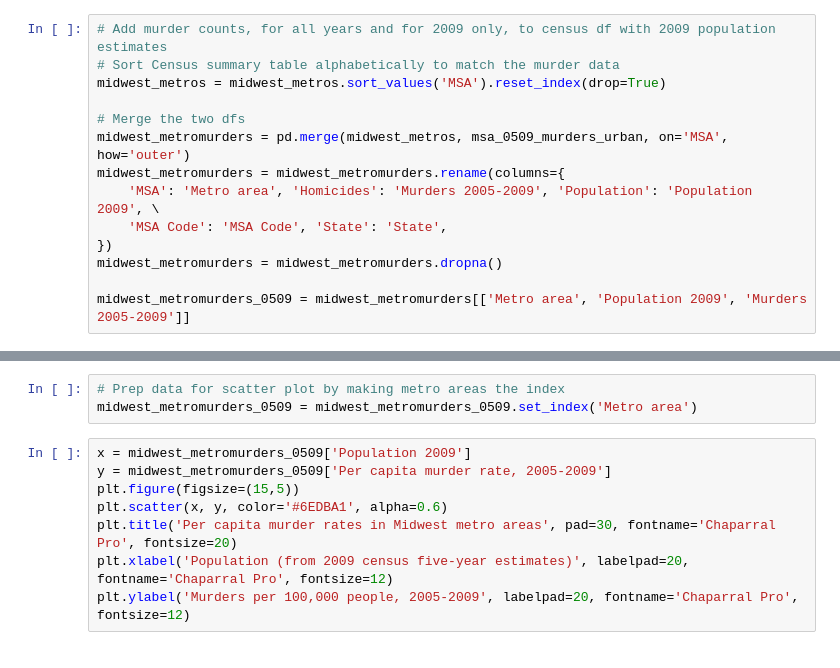
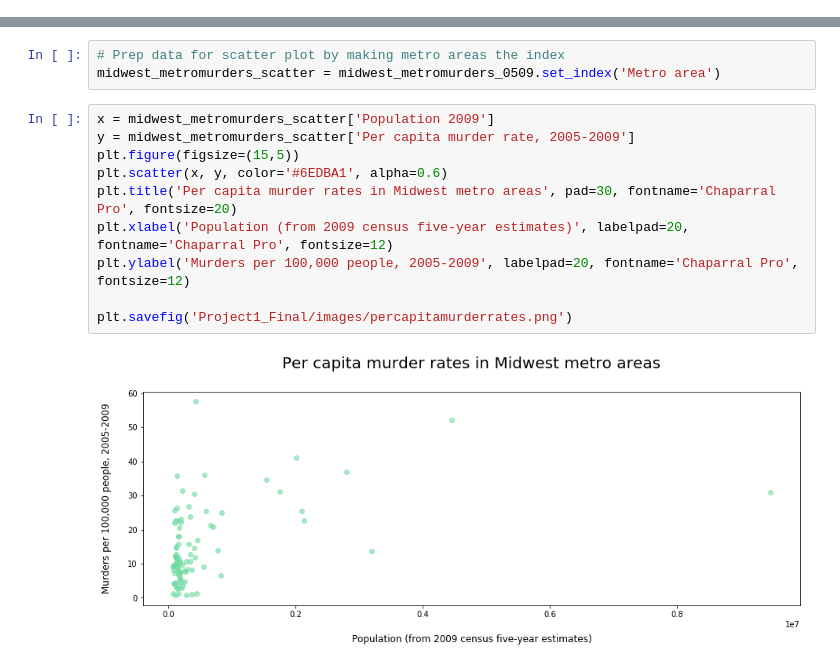
Before and after one commit to bendgame/Project-one, a Jupyter notebook: MattDataAnalysis.ipynb, the cells around one changed output, grey strips where cells are left out. Cells and saved outputs as stored; diff of their text form.

```diff
--- a/MattDataAnalysis.ipynb
+++ b/MattDataAnalysis.ipynb
@@ -68,17 +25,3 @@ msa_0509_murders_urban = msa_0509_murders_urban.reset_index(drop=True)
-# %%
-# Add murder counts, for all years and for 2009 only, to census df with 2009 population estimates
-# Sort Census summary table alphabetically to match the murder data
-midwest_metros = midwest_metros.sort_values('MSA').reset_index(drop=True)
-
-# Merge the two dfs
-midwest_metromurders = pd.merge(midwest_metros, msa_0509_murders_urban, on='MSA', how='outer')
-midwest_metromurders = midwest_metromurders.rename(columns={
-    'MSA': 'Metro area', 'Homicides': 'Murders 2005-2009', 'Population': 'Population 2009', \
-    'MSA Code': 'MSA Code', 'State': 'State',
-})
-midwest_metromurders = midwest_metromurders.dropna()
-
-midwest_metromurders_0509 = midwest_metromurders[['Metro area', 'Population 2009', 'Murders 2005-2009']]
 # %%
 # Multiply murder counts by 100000 then divide by populations for each city to get per capita murder rates
 midwest_metromurders_0509['Per capita murder rate, 2005-2009'] = \
@@ -90,11 +57,15 @@ midwest_metromurders_0509
 # %%
 # Prep data for scatter plot by making metro areas the index
-midwest_metromurders_0509 = midwest_metromurders_0509.set_index('Metro area')
+midwest_metromurders_scatter = midwest_metromurders_0509.set_index('Metro area')
 # %%
-x = midwest_metromurders_0509['Population 2009']
-y = midwest_metromurders_0509['Per capita murder rate, 2005-2009']
+x = midwest_metromurders_scatter['Population 2009']
+y = midwest_metromurders_scatter['Per capita murder rate, 2005-2009']
 plt.figure(figsize=(15,5))
 plt.scatter(x, y, color='#6EDBA1', alpha=0.6)
 plt.title('Per capita murder rates in Midwest metro areas', pad=30, fontname='Chaparral Pro', fontsize=20)
 plt.xlabel('Population (from 2009 census five-year estimates)', labelpad=20, fontname='Chaparral Pro', fontsize=12)
 plt.ylabel('Murders per 100,000 people, 2005-2009', labelpad=20, fontname='Chaparral Pro', fontsize=12)
+
+plt.savefig('Project1_Final/images/percapitamurderrates.png')
+# %% [output]
+[figure, added]
```
Also changed, not shown: parts of 7 cells of this notebook, 4 other files.
